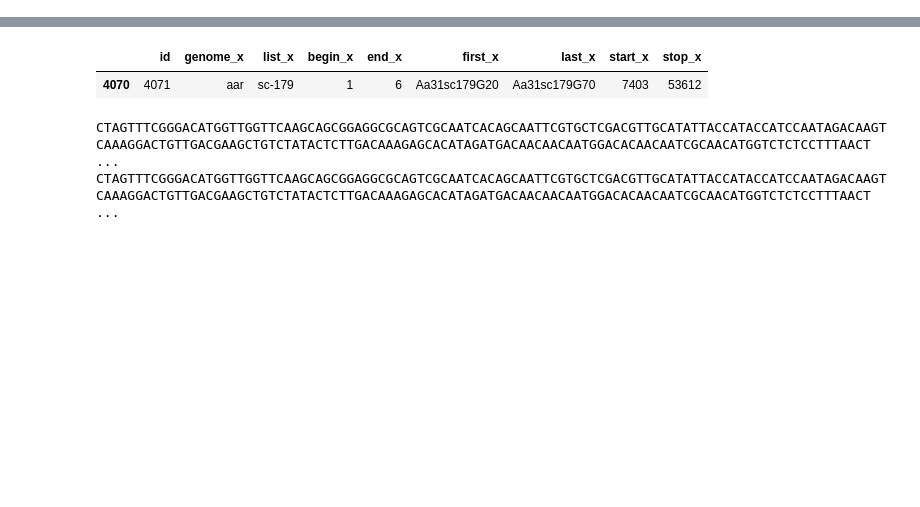
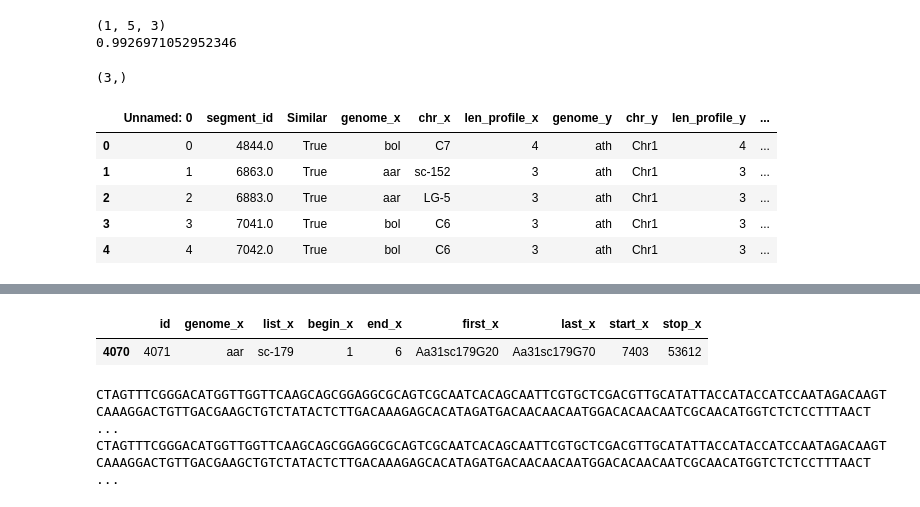
Before and after one commit to SteffenJong/ThesisProject, a Jupyter notebook: iadh/sanity_check_sequences.ipynb, the cells around one changed output, grey strips where cells are left out. Cells and saved outputs as stored; diff of their text form; code cells hidden in the pictures; blank space fills up the shorter version.

```diff
--- a/iadh/sanity_check_sequences.ipynb
+++ b/iadh/sanity_check_sequences.ipynb
@@ -10,8 +12,36 @@ import matplotlib.pyplot as plt
 from pathlib import Path
 # %%
 train_test_path = Path("iadh_out/ath_bol_aar/train_test2.tsv")
-iadh_merged_path = Path("iadh_out/ath_bol_aar/merged_results.tsv")
+iadh_merged_path = Path("iadh_out/ath_bol_aar/merged_results1.tsv")
 aar_path = Path("data/annotation.all_transcripts.aar.csv")
+ath_path = Path("data/annotation.all_transcripts.ath.csv")
+list_elements = Path("iadh_out/ath_bol_aar/list_elements.txt")
+tt_sim_orient = Path("iadh_out/ath_bol_aar/train_test_sim_orientation.tsv")
+# %%
+a = np.array([[[1, 2, 5], [3, 4, 8], [3, 4, 8], [3, 4, 8], [3, 4, 8]]])
+b = np.array([[[1, 2, 5], [3, 4, 7], [3, 7, 8], [3, 4, 7], [7, 4, 8]]])
+
+print(a.shape)
+a_mean = np.mean(a[0], axis=0)
+b_mean = np.mean(b[0], axis=0)
+
+print(np.dot(a_mean, b_mean)/ (np.linalg.norm(a_mean) * np.linalg.norm(b_mean)))
+a_mean.shape
+# %% [output]
+(1, 5, 3)
+0.9926971052952346
+(3,)
+# %%
+tt = pd.read_csv(tt_sim_orient, sep="\t", header=0)
+tt.Similar.sum()
+tt.head()
+# %% [output]
+|  | Unnamed: 0 | segment_id | Similar | genome_x | chr_x | len_profile_x | genome_y | chr_y | len_profile_y | ... |
+| 0 | 0 | 4844.0 | True | bol | C7 | 4 | ath | Chr1 | 4 | ... |
+| 1 | 1 | 6863.0 | True | aar | sc-152 | 3 | ath | Chr1 | 3 | ... |
+| 2 | 2 | 6883.0 | True | aar | LG-5 | 3 | ath | Chr1 | 3 | ... |
+| 3 | 3 | 7041.0 | True | bol | C6 | 3 | ath | Chr1 | 3 | ... |
+| 4 | 4 | 7042.0 | True | bol | C6 | 3 | ath | Chr1 | 3 | ... |
 # %%
 merged = pd.read_csv(iadh_merged_path, sep="\t", header=0)
 train_test = pd.read_csv(train_test_path, sep="\t", header=0, index_col=0)
```
Also changed, not shown: parts of 8 cells of this notebook, 12 other files.
